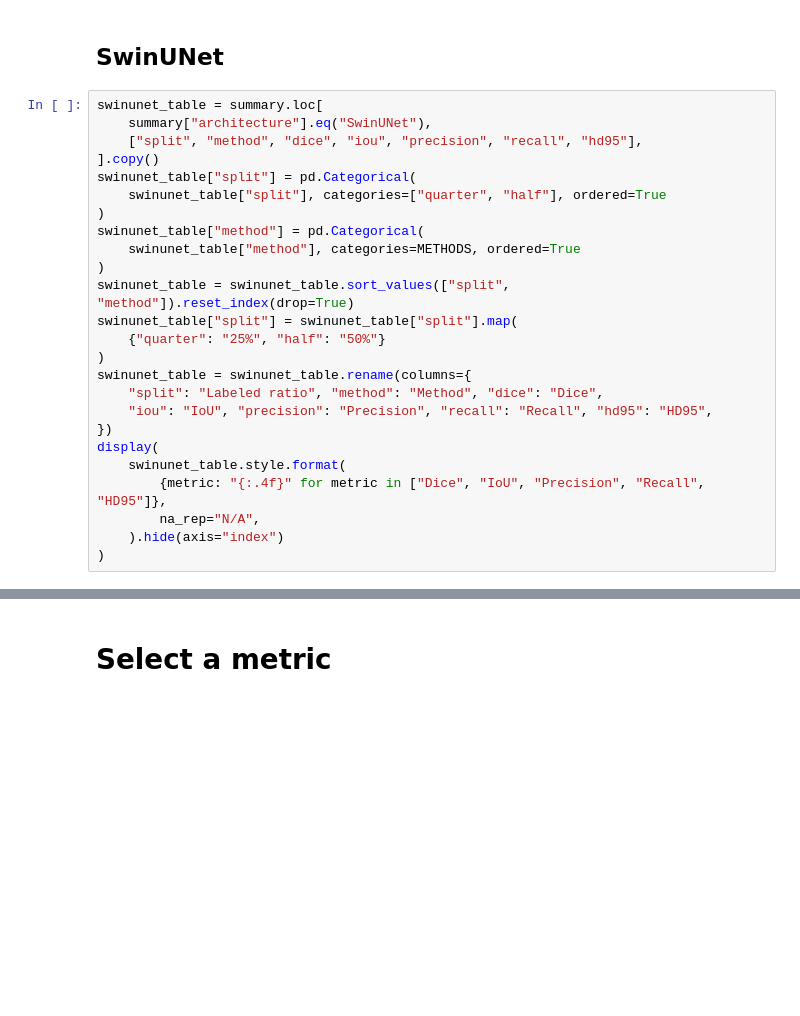
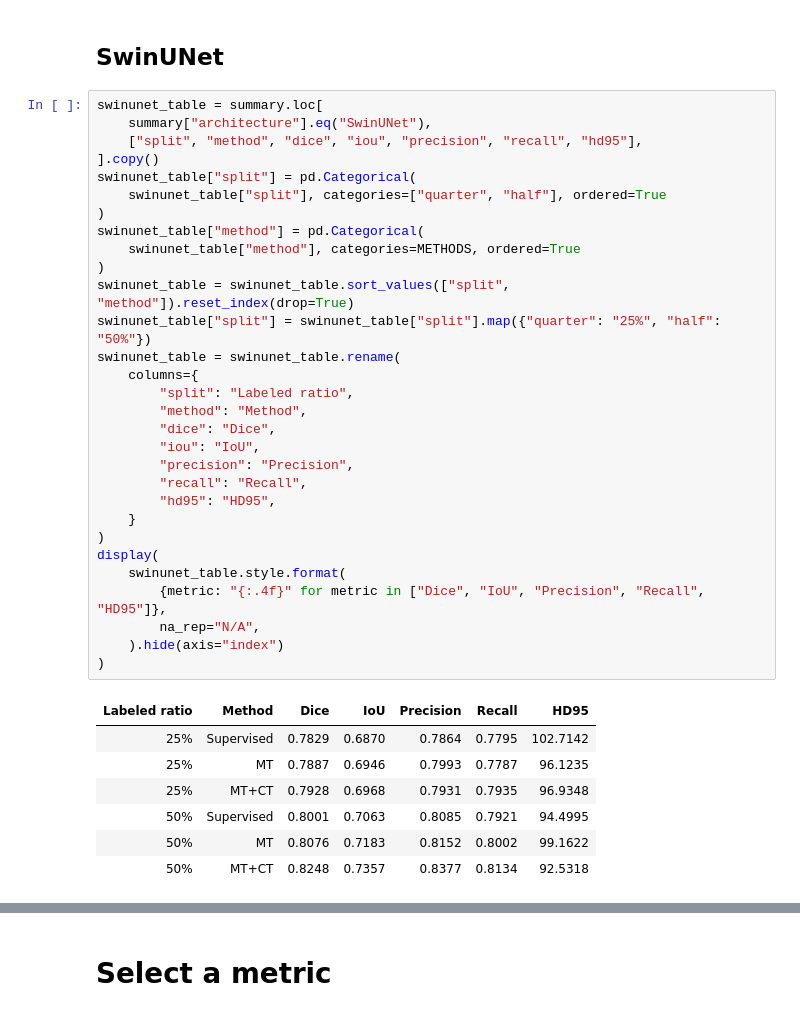
Before and after one commit to Avcuongy/poply-image-segmentation, a Jupyter notebook: notebooks/evaluation/evaluation_total.ipynb, the cells around one changed output, grey strips where cells are left out. Drawn from its saved outputs; the diff is of its cells as text; blank space fills up the shorter version.

```diff
--- a/notebooks/evaluation/evaluation_total.ipynb
+++ b/notebooks/evaluation/evaluation_total.ipynb
@@ -408,26 +544,39 @@ display(
 # %%
 swinunet_table = summary.loc[
     summary["architecture"].eq("SwinUNet"),
     ["split", "method", "dice", "iou", "precision", "recall", "hd95"],
 ].copy()
 swinunet_table["split"] = pd.Categorical(
     swinunet_table["split"], categories=["quarter", "half"], ordered=True
 )
 swinunet_table["method"] = pd.Categorical(
     swinunet_table["method"], categories=METHODS, ordered=True
 )
 swinunet_table = swinunet_table.sort_values(["split", "method"]).reset_index(drop=True)
-swinunet_table["split"] = swinunet_table["split"].map(
-    {"quarter": "25%", "half": "50%"}
+swinunet_table["split"] = swinunet_table["split"].map({"quarter": "25%", "half": "50%"})
+swinunet_table = swinunet_table.rename(
+    columns={
+        "split": "Labeled ratio",
+        "method": "Method",
+        "dice": "Dice",
+        "iou": "IoU",
+        "precision": "Precision",
+        "recall": "Recall",
+        "hd95": "HD95",
+    }
 )
-swinunet_table = swinunet_table.rename(columns={
-    "split": "Labeled ratio", "method": "Method", "dice": "Dice",
-    "iou": "IoU", "precision": "Precision", "recall": "Recall", "hd95": "HD95",
-})
 display(
     swinunet_table.style.format(
         {metric: "{:.4f}" for metric in ["Dice", "IoU", "Precision", "Recall", "HD95"]},
         na_rep="N/A",
     ).hide(axis="index")
 )
+# %% [output]
+| Labeled ratio | Method | Dice | IoU | Precision | Recall | HD95 |
+| 25% | Supervised | 0.7829 | 0.6870 | 0.7864 | 0.7795 | 102.7142 |
+| 25% | MT | 0.7887 | 0.6946 | 0.7993 | 0.7787 | 96.1235 |
+| 25% | MT+CT | 0.7928 | 0.6968 | 0.7931 | 0.7935 | 96.9348 |
+| 50% | Supervised | 0.8001 | 0.7063 | 0.8085 | 0.7921 | 94.4995 |
+| 50% | MT | 0.8076 | 0.7183 | 0.8152 | 0.8002 | 99.1622 |
+| 50% | MT+CT | 0.8248 | 0.7357 | 0.8377 | 0.8134 | 92.5318 |
 # %%
```
Also changed, not shown: parts of 13 cells of this notebook.
